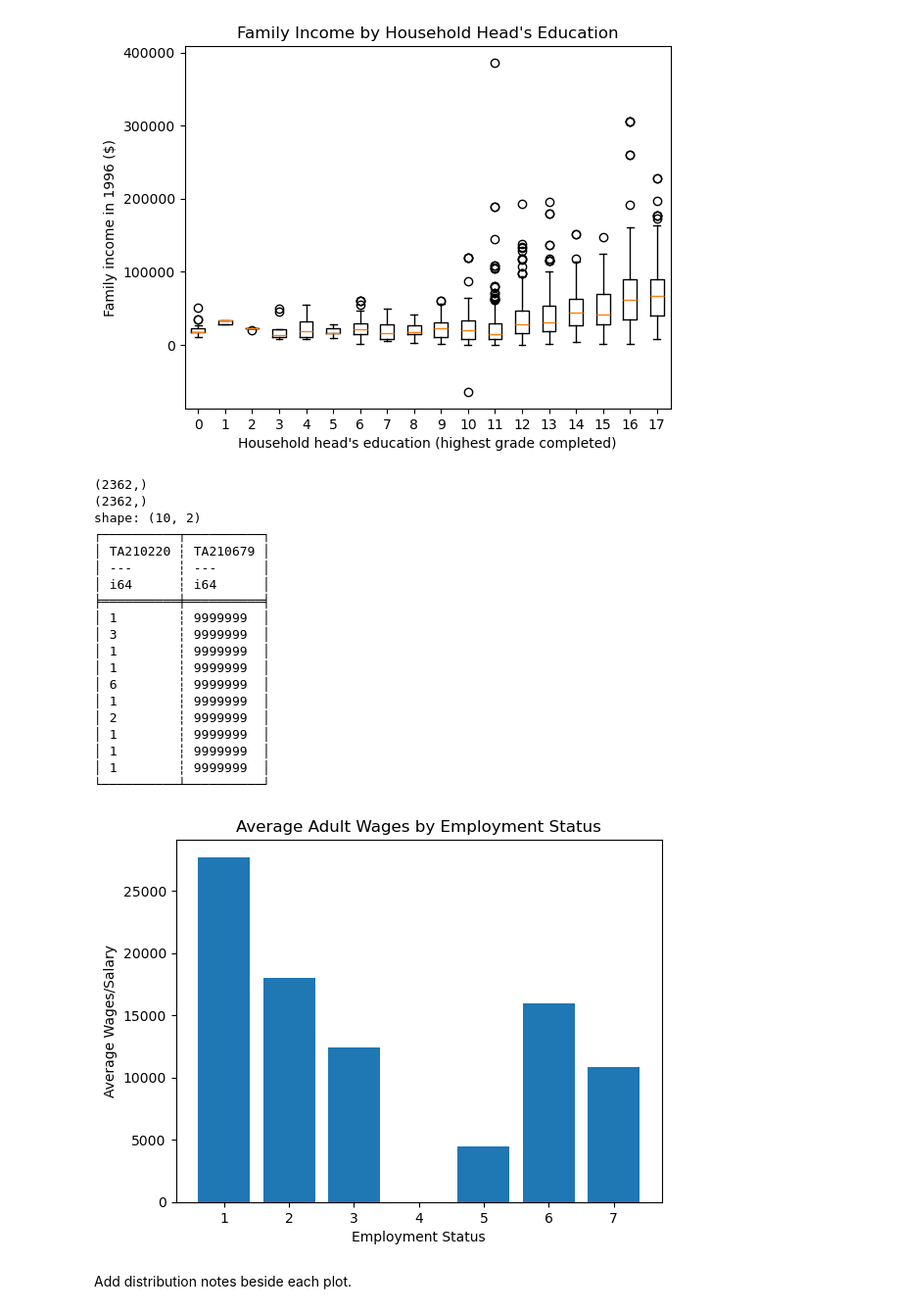
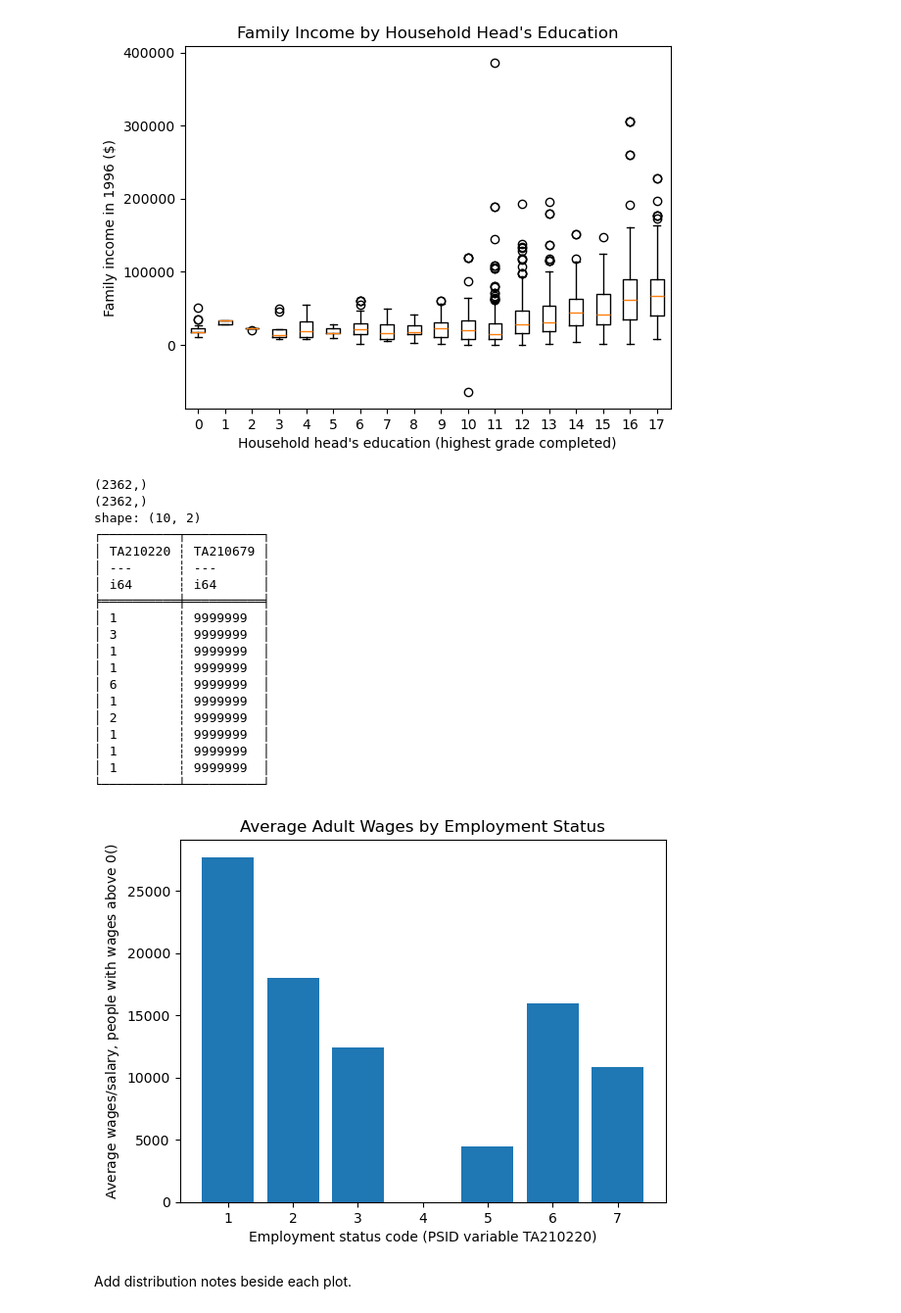
Before and after one commit to mishalsidd/cs418-family-background-outcomes, a Jupyter notebook: eda.ipynb, the cells around one changed output. Shown at 98% size. Cells and saved outputs as stored; diff of their text form; code cells hidden in the pictures.

Commit message:
Add units to PSID wages plot labels

```diff
--- a/eda.ipynb
+++ b/eda.ipynb
@@ -1106,36 +1106,36 @@ summary = (
 )
 
 # Create the bar chart
 plt.bar(
     summary["TA210220"].to_list(),
     summary["Average Wages"].to_list()
 )
 
-plt.xlabel("Employment Status")
-plt.ylabel("Average Wages/Salary")
+plt.xlabel("Employment status code (PSID variable TA210220)")
+plt.ylabel("Average wages/salary, people with wages above $0 ($)")
 plt.title("Average Adult Wages by Employment Status")
 plt.show()
 # %% [output]
 (2362,)
 (2362,)
 shape: (10, 2)
 ┌──────────┬──────────┐
 │ TA210220 ┆ TA210679 │
 │ ---      ┆ ---      │
 │ i64      ┆ i64      │
 ╞══════════╪══════════╡
 │ 1        ┆ 9999999  │
 │ 3        ┆ 9999999  │
 │ 1        ┆ 9999999  │
 │ 1        ┆ 9999999  │
 │ 6        ┆ 9999999  │
 │ 1        ┆ 9999999  │
 │ 2        ┆ 9999999  │
 │ 1        ┆ 9999999  │
 │ 1        ┆ 9999999  │
 │ 1        ┆ 9999999  │
 └──────────┴──────────┘
-[figure, old version]
+[figure, new version]
 # %% [markdown]
 Add distribution notes beside each plot.
 # %% [markdown]
```
Also changed, not shown: 1 other file.
